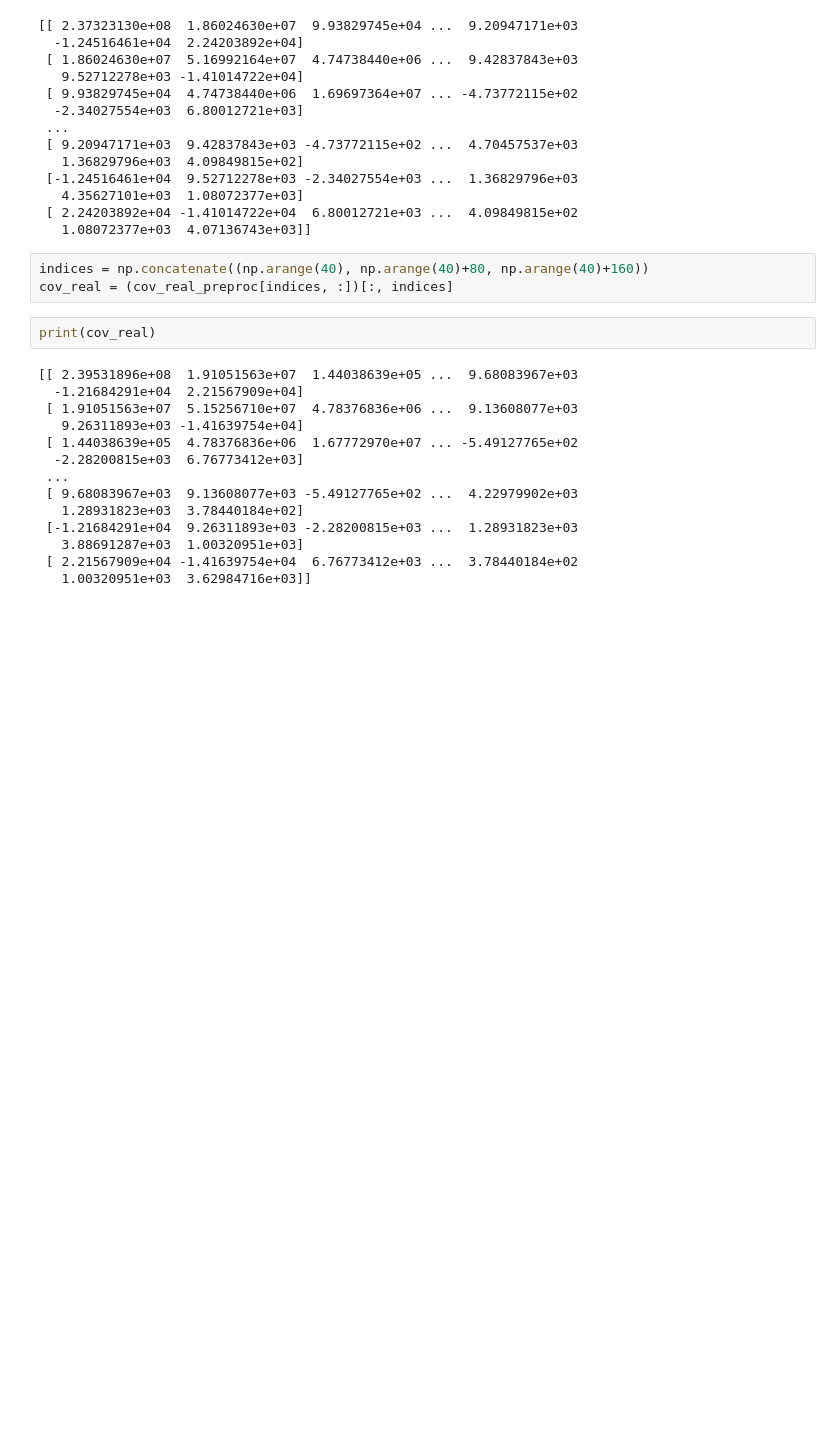
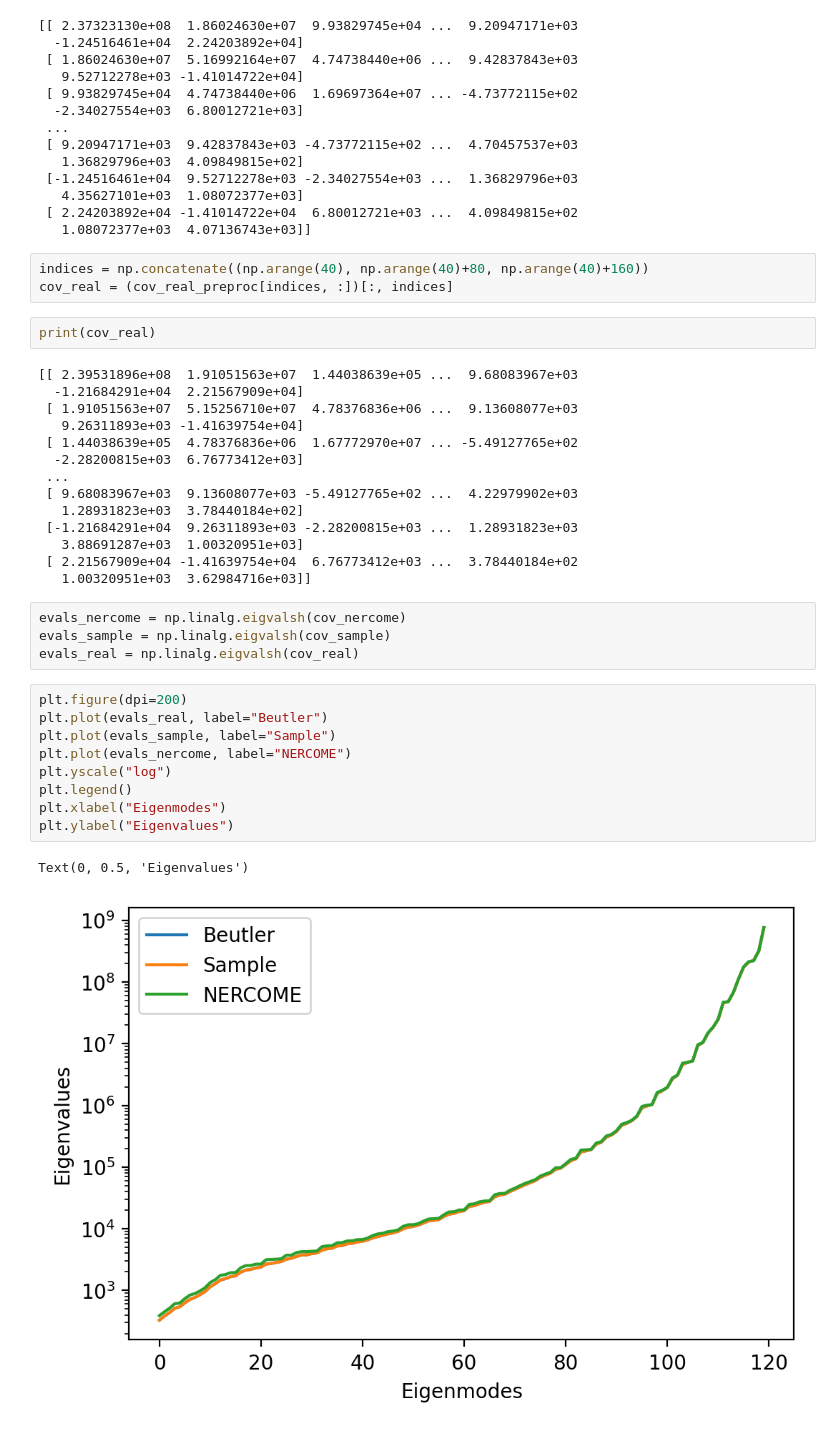
Before and after one commit to marnixlooijmans/power-spectra-examples, a Jupyter notebook: notebooks/cov-matrix-processing.ipynb, the cells around one changed output. Drawn from its saved outputs; the diff is of its cells as text; blank space fills up the shorter version.

Commit message:
Plot eigenvalue spectra

```diff
--- a/notebooks/cov-matrix-processing.ipynb
+++ b/notebooks/cov-matrix-processing.ipynb
@@ -43,3 +45,19 @@ print(cov_real)
    3.88691287e+03  1.00320951e+03]
  [ 2.21567909e+04 -1.41639754e+04  6.76773412e+03 ...  3.78440184e+02
    1.00320951e+03  3.62984716e+03]]
+# %%
+evals_nercome = np.linalg.eigvalsh(cov_nercome)
+evals_sample = np.linalg.eigvalsh(cov_sample)
+evals_real = np.linalg.eigvalsh(cov_real)
+# %%
+plt.figure(dpi=200)
+plt.plot(evals_real, label="Beutler")
+plt.plot(evals_sample, label="Sample")
+plt.plot(evals_nercome, label="NERCOME")
+plt.yscale("log")
+plt.legend()
+plt.xlabel("Eigenmodes")
+plt.ylabel("Eigenvalues")
+# %% [output]
+Text(0, 0.5, 'Eigenvalues')
+[figure, added]
```
Also changed, not shown: parts of 1 cell of this notebook.
